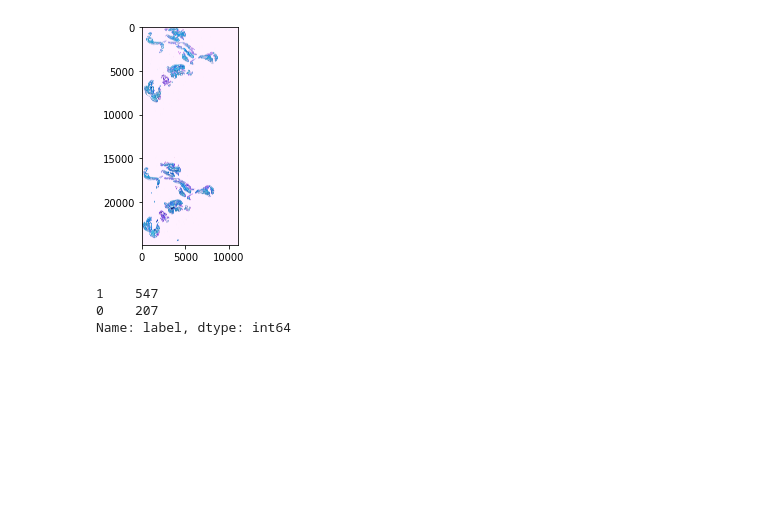
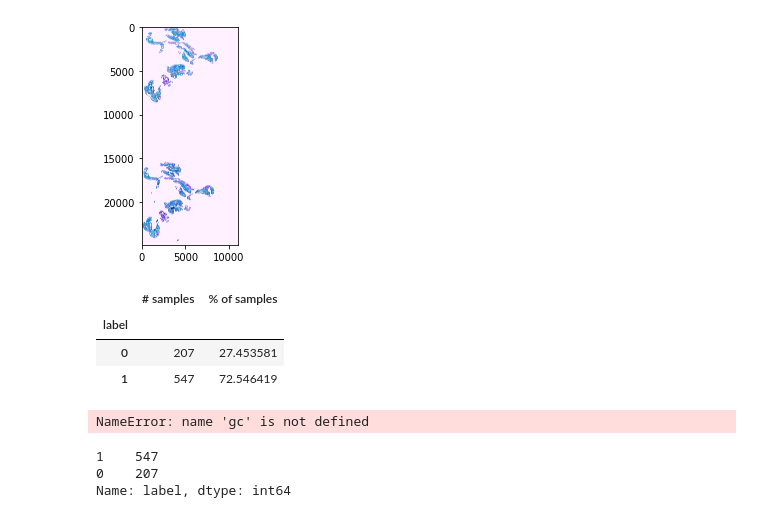
Before and after one commit to marian963/MayoClinic_Kaggle, a Jupyter notebook: MayoClinic_Kaggle.ipynb, the cells around one changed output. Saved outputs shown, nothing was run; the diff lists cells and outputs as text; code cells hidden in the pictures; blank space fills up the shorter version.

```diff
--- a/MayoClinic_Kaggle.ipynb
+++ b/MayoClinic_Kaggle.ipynb
@@ -230,6 +247,21 @@ plt.imshow(third_img)
 # %% [output]
 <matplotlib.image.AxesImage at 0x...>
 [figure]
+# %%
+a = df_train['label'].value_counts().sort_index()
+
+t = pd.concat([a, 100*a/df_train.shape[0]], axis=1)
+t.columns = ['# samples', '% of samples']
+t.index.name = 'label'
+display(t)
+del a, t
+gc.collect()
+# %% [output]
+|  | # samples | % of samples |
+| label |  |  |
+| 0 | 207 | 27.453581 |
+| 1 | 547 | 72.546419 |
+NameError: name 'gc' is not defined
 # %%
 df_train["label"].value_counts()
 # %% [output]
```
Also changed, not shown: parts of 10 cells of this notebook.
